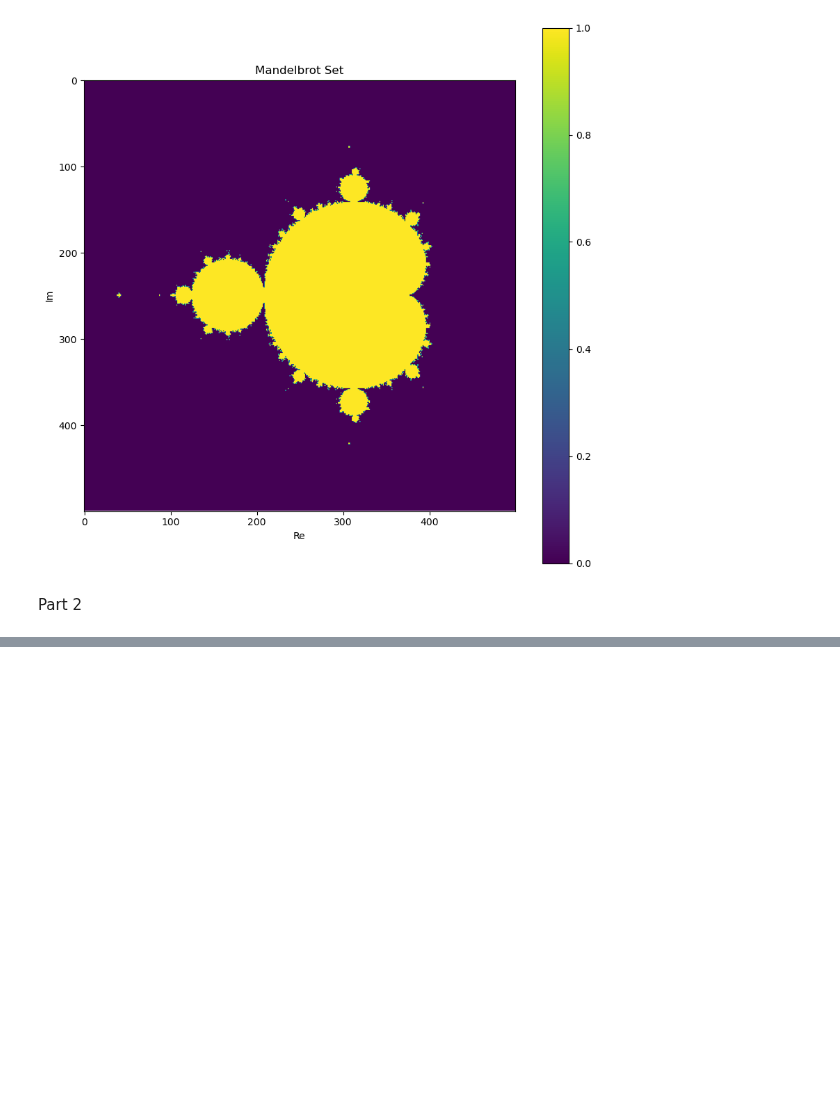
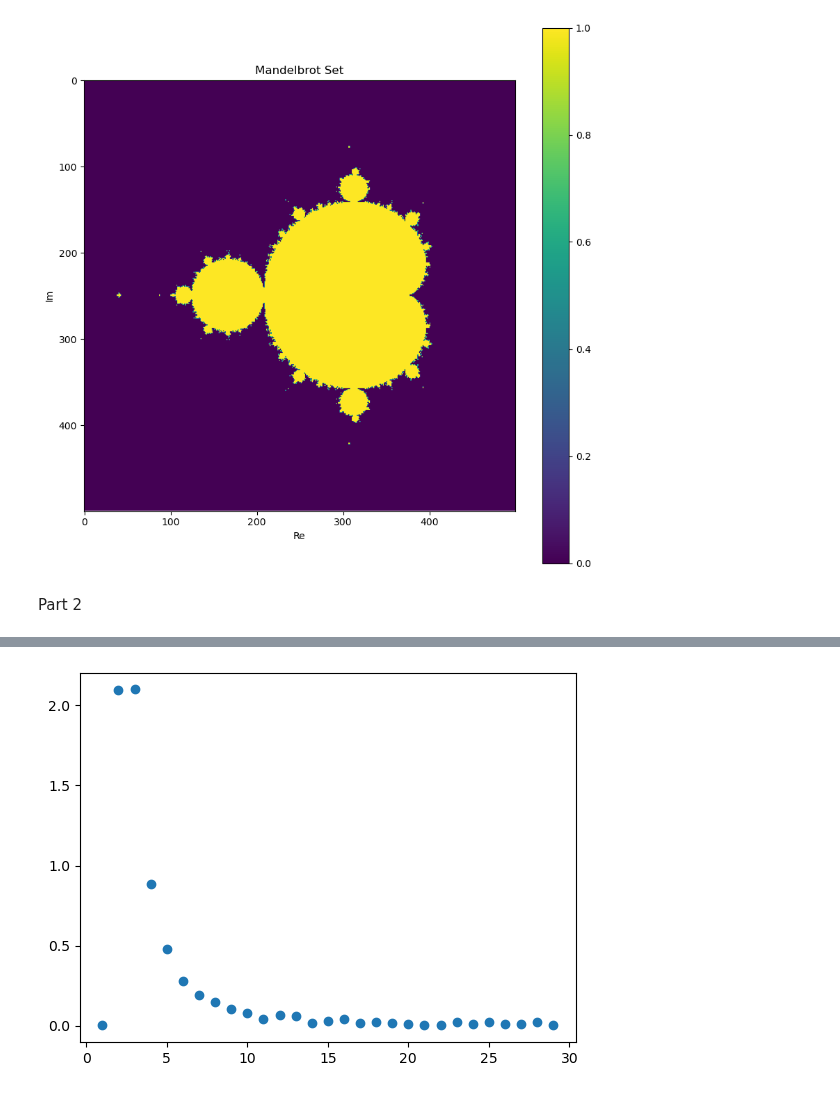
Before and after one commit to matijsv/Stochastic_Simulation_Assignments, a Jupyter notebook: Assignment1/main.ipynb, the cells around one changed output, grey strips where cells are left out. Saved outputs shown, nothing was run; the diff lists cells and outputs as text; code cells hidden in the pictures; blank space fills up the shorter version.

Commit message:
implemented convergence testing

```diff
--- a/Assignment1/main.ipynb
+++ b/Assignment1/main.ipynb
@@ -182,13 +161,35 @@ plt.show()
-# %%
-def convergence_testing(S=1000,iterations=500):
-
-    iter_values = np.arange(1,iterations,1)
-    areadiffs = []
-    prev_area = None
-
-    if prev_area == None:
-        area = MCAreaMandelbrot(S,1,lowerBounds,upperBounds)
-
-    for i in iter_values:
-        area = MCAreaMandelbrot(S,i,lowerBounds,upperBounds)
-        areadiffs.append(area - Iarea)
+# %%
+def convergence_testing(S=100000,iterations=30):
+    """Check convergence of MC area estimation of Mandelbrot set by checking area difference
+    abs(A_n - A_(n-1)) for n from [1,iterations]
+
+    Args:
+    S (int): number of MC samples
+    iterations (int): number of iterations for Mandelbrot set
+
+    Returns:
+    iter_values (np.array): iterations corresponding to area differences
+    area_diffs (np.array): area differences abs(A_n - A_(n-1)) for n [1,iterations]
+
+    """
+    iter_values = np.arange(1,iterations,1)
+    area_diffs = []
+    prev_area = None
+
+    if prev_area == None:
+        prev_area = MCAreaMandelbrot(S,1,lowerBounds,upperBounds,sampling_method="random")
+
+    for i in iter_values:
+        area = MCAreaMandelbrot(S,i,lowerBounds,upperBounds,sampling_method="random")
+        area_diffs.append(abs(area - prev_area))
+        prev_area = area
+
+    return iter_values, np.array(area_diffs)
+
+iter_values, area_diffs = convergence_testing()
+
+plt.figure()
+plt.scatter(iter_values,area_diffs)
+plt.show()
+# %% [output]
+[figure, added]
```
Also changed, not shown: parts of 3 cells of this notebook.
